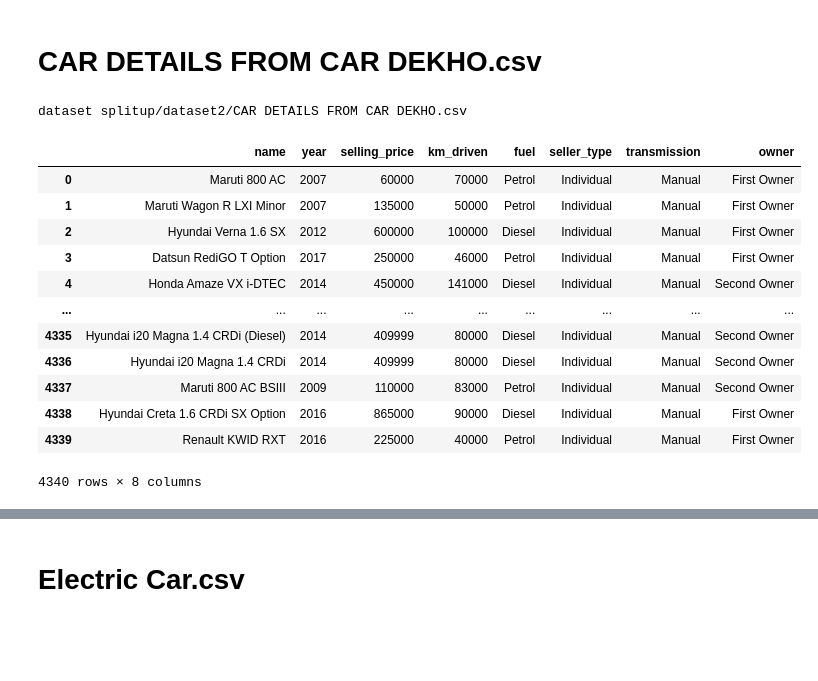
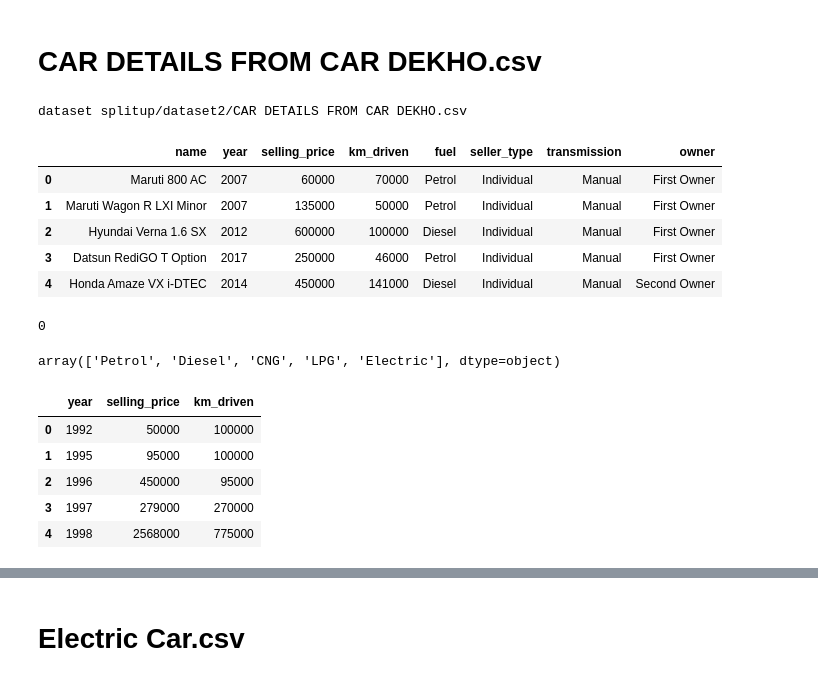
Before and after one commit to Adhiban1/EV-Market-Segmentation, a Jupyter notebook: main.ipynb, the cells around one changed output, grey strips where cells are left out. Cells and saved outputs as stored; diff of their text form; code cells hidden in the pictures; blank space fills up the shorter version.

```diff
--- a/main.ipynb
+++ b/main.ipynb
@@ -712,19 +737,20 @@ pca_plot(pca3, df5_numeric, 1, 2)
 # %%
 print(files[5])
 df6 = pd.read_csv(files[5])
-df6
+df6.head()
 # %% [output]
 dataset splitup/dataset2/CAR DETAILS FROM CAR DEKHO.csv
 |  | name | year | selling_price | km_driven | fuel | seller_type | transmission | owner |
 | 0 | Maruti 800 AC | 2007 | 60000 | 70000 | Petrol | Individual | Manual | First Owner |
 | 1 | Maruti Wagon R LXI Minor | 2007 | 135000 | 50000 | Petrol | Individual | Manual | First Owner |
 | 2 | Hyundai Verna 1.6 SX | 2012 | 600000 | 100000 | Diesel | Individual | Manual | First Owner |
 | 3 | Datsun RediGO T Option | 2017 | 250000 | 46000 | Petrol | Individual | Manual | First Owner |
 | 4 | Honda Amaze VX i-DTEC | 2014 | 450000 | 141000 | Diesel | Individual | Manual | Second Owner |
-| ... | ... | ... | ... | ... | ... | ... | ... | ... |
-| 4335 | Hyundai i20 Magna 1.4 CRDi (Diesel) | 2014 | 409999 | 80000 | Diesel | Individual | Manual | Second Owner |
-| 4336 | Hyundai i20 Magna 1.4 CRDi | 2014 | 409999 | 80000 | Diesel | Individual | Manual | Second Owner |
-| 4337 | Maruti 800 AC BSIII | 2009 | 110000 | 83000 | Petrol | Individual | Manual | Second Owner |
-| 4338 | Hyundai Creta 1.6 CRDi SX Option | 2016 | 865000 | 90000 | Diesel | Individual | Manual | First Owner |
-| 4339 | Renault KWID RXT | 2016 | 225000 | 40000 | Petrol | Individual | Manual | First Owner |
-4340 rows × 8 columns
+# %%
+df6.isna().sum().sum()
+# %% [output]
+0
+# %%
+df6.fuel.unique()
+# %% [output]
+array(['Petrol', 'Diesel', 'CNG', 'LPG', 'Electric'], dtype=object)
@@ -730,0 +759,10 @@ dataset splitup/dataset2/CAR DETAILS FROM CAR DEKHO.csv
+# %%
+df6_1 = df6_1.select_dtypes(['float', 'int']).groupby('year').sum().reset_index()
+df6_1.head()
+# %% [output]
+|  | year | selling_price | km_driven |
+| 0 | 1992 | 50000 | 100000 |
+| 1 | 1995 | 95000 | 100000 |
+| 2 | 1996 | 450000 | 95000 |
+| 3 | 1997 | 279000 | 270000 |
+| 4 | 1998 | 2568000 | 775000 |
```
Also changed, not shown: parts of 57 cells of this notebook, 4 other files.
